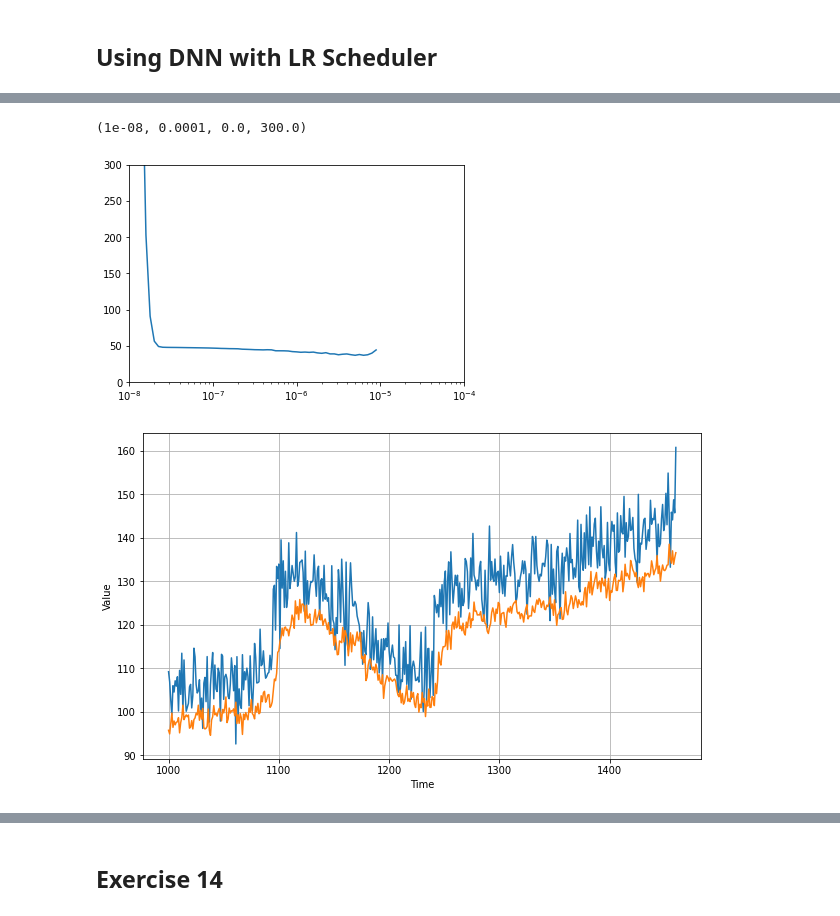
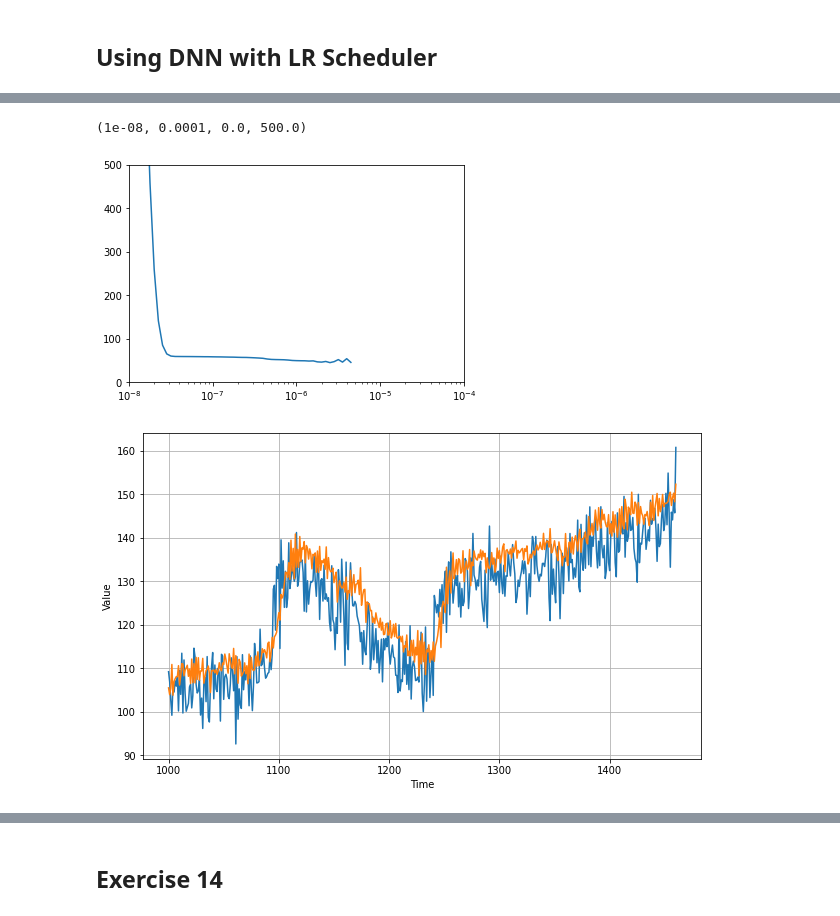
Before and after one commit to hrisav/tensorflow-developer, a Jupyter notebook: C4_Sequences_Time Series_Prediction/D_Week_2.ipynb, the cells around one changed output, grey strips where cells are left out. Cells and saved outputs as stored; diff of their text form; code cells hidden in the pictures.

```diff
--- a/C4_Sequences_Time Series_Prediction/D_Week_2.ipynb
+++ b/C4_Sequences_Time Series_Prediction/D_Week_2.ipynb
@@ -407,10 +480,10 @@ tf.keras.metrics.mean_absolute_error(x_valid, results).numpy()
 # %% [markdown]
 ## Using DNN with LR Scheduler
 # %%
-dataset = windowed_dataset(x_train, window_size, batch_size, shuffle_buffer_size)
+dataset = windowed_dataset(x_train, WINDOW_SIZE, BATCH_SIZE, SHUFFLE_BUFFER_SIZE)
 # %%
 model = Sequential([
-    layers.InputLayer(input_shape=[window_size]),
+    layers.InputLayer(input_shape=[WINDOW_SIZE]),
     layers.Dense(10, activation="relu"),
     layers.Dense(10, activation="relu"),
     layers.Dense(1)
@@ -447,12 +521,12 @@ lr_schedule = tf.keras.callbacks.LearningRateScheduler(
 early_stopping    = EarlyStopping(monitor='loss', patience=5)
 model_checkpoint  = ModelCheckpoint(monitor='loss', filepath='./best_model.h5', save_best_only=True)
 # %%
-epochs = 100
-callbacks = [early_stopping, model_checkpoint, lr_schedule]
+EPOCHS = 100
+CALLBACKS = [early_stopping, model_checkpoint, lr_schedule]
 # %%
 history = model.fit(dataset,
                     verbose = 1,
-                    epochs = epochs,
-                    callbacks = callbacks)
+                    epochs = EPOCHS,
+                    callbacks = CALLBACKS)
 # %% [output]
 Epoch 1/100
@@ -482,25 +556,25 @@ plt.show()
 # %%
-lrs = 1e-8 * (10 ** (np.arange(60) / 20))
+lrs = 1e-8 * (10 ** (np.arange(54) / 20))
 plt.semilogx(lrs, history.history["loss"])
-plt.axis([1e-8, 1e-4, 0, 300])
+plt.axis([1e-8, 1e-4, 0, 500])
 # %% [output]
-(1e-08, 0.0001, 0.0, 300.0)
+(1e-08, 0.0001, 0.0, 500.0)
-[figure, old version]
+[figure, new version]
 # %%
 forecast = []
 
-for time in range(len(series) - window_size):
-    forecast.append(model.predict(series[time:time + window_size][np.newaxis]))
+for time in range(len(series) - WINDOW_SIZE):
+    forecast.append(model.predict(series[time:time + WINDOW_SIZE][np.newaxis]))
 
-forecast = forecast[split_time-window_size:]
+forecast = forecast[SPLIT_TIME - WINDOW_SIZE:]
 results = np.array(forecast)[:, 0, 0]
 
 plt.figure(figsize=(10, 6))
 
 plot_series(time_valid, x_valid)
 plot_series(time_valid, results)
 # %% [output]
-[figure, old version]
+[figure, new version]
 # %%
 tf.keras.metrics.mean_absolute_error(x_valid, results).numpy()
 # %% [output]
```
Also changed, not shown: parts of 56 cells of this notebook.
